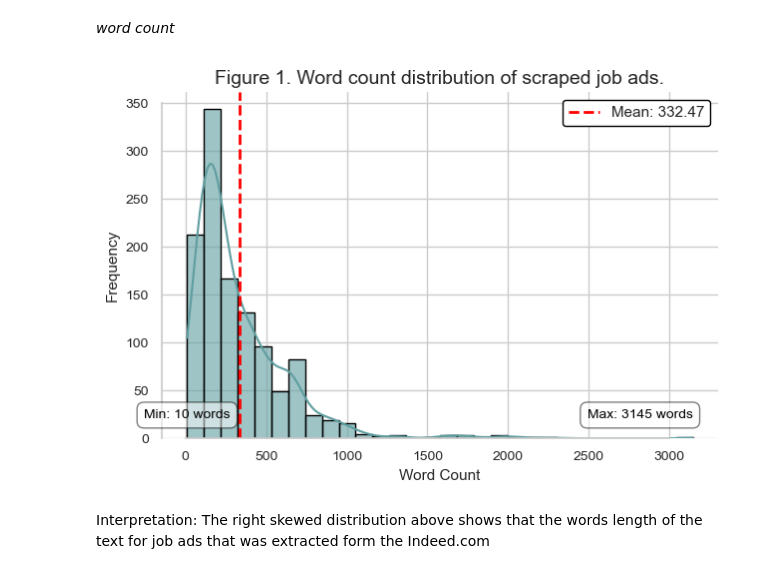
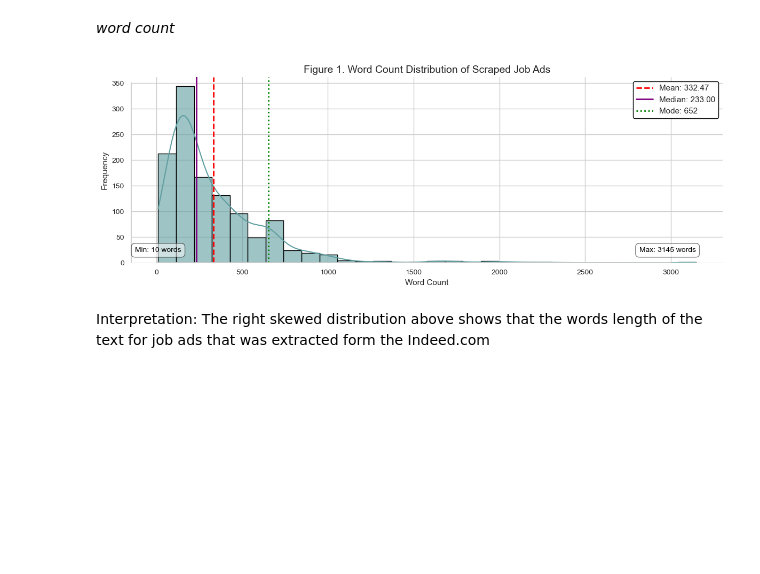
Before and after one commit to temulenbd/project-text-represetation-techniques, a Jupyter notebook: 5. human judgement.ipynb, the cells around one changed output. Drawn from its saved outputs; the diff is of its cells as text; code cells hidden in the pictures; blank space fills up the shorter version.

```diff
--- a/5. human judgement.ipynb
+++ b/5. human judgement.ipynb
@@ -106,37 +146,46 @@ Conclusions can be drawn from statistical numbers alone, but to enhance understa
 # %% [markdown]
 *word count*
 # %%
+# Plot word count distribution of scraped job ads
 sns.set(style='whitegrid')
-plt.figure(figsize=(6.5, 4.5))
+plt.figure(figsize=(12, 4.5))
 
 sns.histplot(user1_data['word_count'], bins=30, kde=True, color='cadetblue', edgecolor='black', alpha=0.6)
 
-
-plt.title('Figure 1. Word count distribution of scraped job ads.', fontsize=14)
+plt.title('Figure 1. Word Count Distribution of Scraped Job Ads', fontsize=14)
 plt.xlabel('Word Count', fontsize=11)
 plt.ylabel('Frequency', fontsize=11)
 
+# Calculating mean, median, max, min, and mode word counts
 mean_word_count = user1_data['word_count'].mean()
+median_word_count = user1_data['word_count'].median()
 max_word_count = user1_data['word_count'].max()
 min_word_count = user1_data['word_count'].min()
+mode_word_count = user1_data['word_count'].mode()[0]  # Mode could have multiple values; take the first one if so
 
+# Adding vertical lines for mean, median, and mode word counts
 plt.axvline(mean_word_count, color='red', linestyle='--', linewidth=2, label=f'Mean: {mean_word_count:.2f}')
+plt.axvline(median_word_count, color='purple', linestyle='-', linewidth=2, label=f'Median: {median_word_count:.2f}')
+plt.axvline(mode_word_count, color='green', linestyle=':', linewidth=2, label=f'Mode: {mode_word_count}')
+
+# Setting up coordinates for text annotations at the bottom of the plot
 bottom_y_coord = plt.ylim()[0] + (plt.ylim()[1] - plt.ylim()[0]) * 0.05
 
+# Adding text annotations for max and min word counts
 plt.text(max_word_count, bottom_y_coord, f'Max: {max_word_count} words', color='black', fontsize=10,
          ha='right', va='bottom', bbox=dict(facecolor='white', alpha=0.5, edgecolor='black', boxstyle='round,pad=0.5'))
 plt.text(min_word_count, bottom_y_coord, f'Min: {min_word_count} words', color='black', fontsize=10,
          ha='center', va='bottom', bbox=dict(facecolor='white', alpha=0.5, edgecolor='black', boxstyle='round,pad=0.5'))
 
 plt.legend(frameon=True, facecolor='white', framealpha=1, edgecolor='black')
 plt.xticks(fontsize=10)
 plt.yticks(fontsize=10)
 sns.despine(trim=True)
 plt.tight_layout()
 
 plt.show()
 # %% [output]
-[figure, old version]
+[figure, new version]
 # %% [markdown]
 Interpretation: The right skewed distribution above shows that the words length of the text for job ads that was extracted form the Indeed.com
 # %%
```
Also changed, not shown: parts of 32 cells of this notebook, 2 other files.
